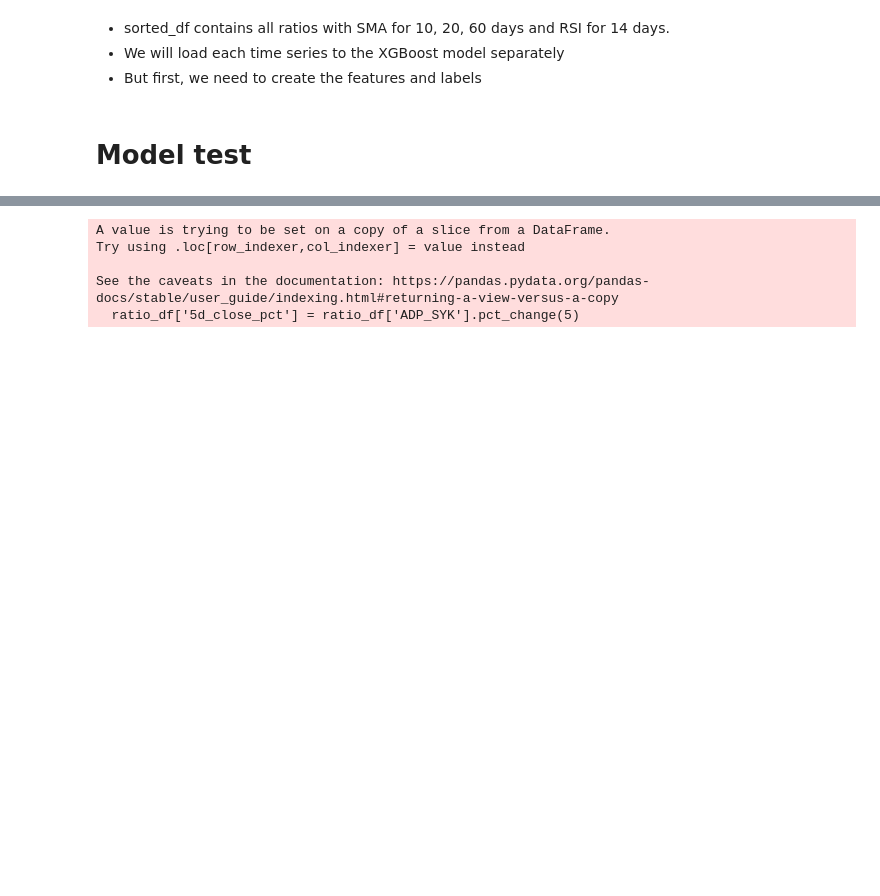
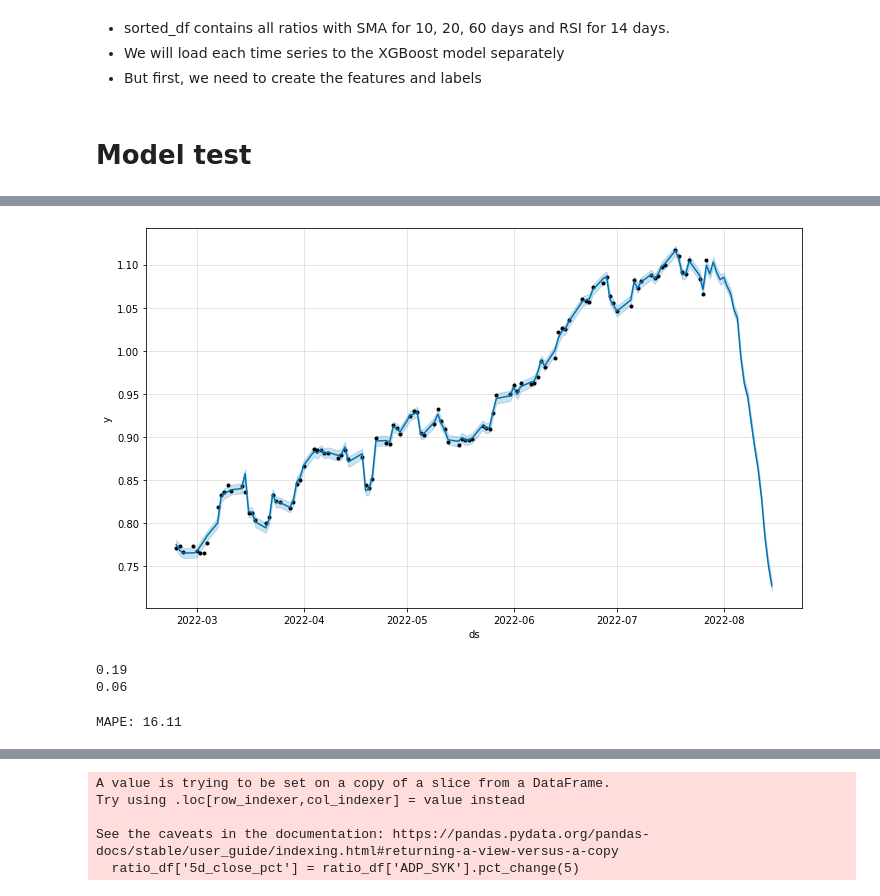
Before and after one commit to greengamma/long-short-trade-ideas-generator, a Jupyter notebook: notebooks/xg_model.ipynb, the cells around one changed output, grey strips where cells are left out. Drawn from its saved outputs; the diff is of its cells as text; code cells hidden in the pictures; blank space fills up the shorter version.

Commit message:
Implemented FB Prophet

```diff
--- a/notebooks/xg_model.ipynb
+++ b/notebooks/xg_model.ipynb
@@ -95,0 +139,12 @@ sns.lineplot(data=sorted_df.iloc[:, :5]);
+# %%
+# Prophet model
+proph = Prophet(growth='linear',
+                yearly_seasonality=True,
+                daily_seasonality=True)
+
+proph.add_regressor('ADP_SYK_RSI_14')
+proph.add_regressor('ADP_SYK_SMA_10')
+proph.add_regressor('ADP_SYK_SMA_20')
+proph.add_regressor('ADP_SYK_SMA_60')
+
+proph.fit(train_set)
@@ -95,0 +174,6 @@ sns.lineplot(data=sorted_df.iloc[:, :5]);
+# %%
+# create df that holds future values
+future_df = proph.make_future_dataframe(periods=len(test_set),
+                                        freq='D')
+
+future_df.tail(1)
@@ -95,0 +183,4 @@ sns.lineplot(data=sorted_df.iloc[:, :5]);
+# %%
+# merge regressors
+future_df = pd.concat([future_df,  pr_first_ratio_df.iloc[:, 2:]], axis=1)
+future_df.head()
@@ -95,0 +194,4 @@ sns.lineplot(data=sorted_df.iloc[:, :5]);
+# %%
+# forecast
+forecast = proph.predict(future_df)
+forecast.tail()
@@ -95,0 +208,12 @@ sns.lineplot(data=sorted_df.iloc[:, :5]);
+# %%
+# visualise forecast
+proph.plot(forecast);
+# %% [output]
+[figure, added]
+# %%
+# compute MAE and RMSE
+print(round(mean_absolute_error(test_set['y'], proph_preds), 2))
+print(round(mean_squared_error(test_set['y'], proph_preds), 2))
+# %% [output]
+0.19
+0.06
@@ -95,0 +224,4 @@ sns.lineplot(data=sorted_df.iloc[:, :5]);
+# %%
+print(f'MAPE: {round(mape, 2)}')
+# %% [output]
+MAPE: 16.11
```
Also changed, not shown: parts of 30 cells of this notebook.
